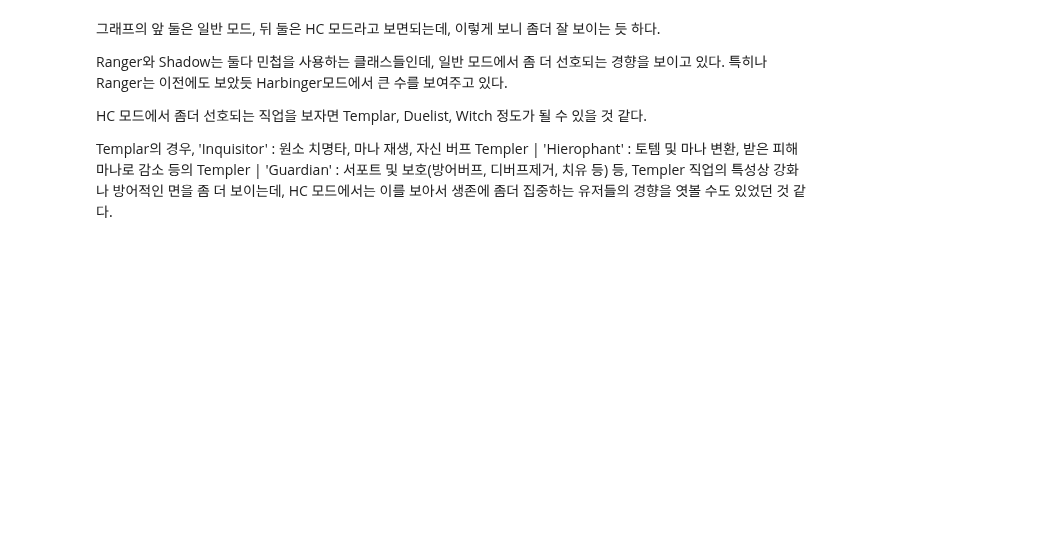
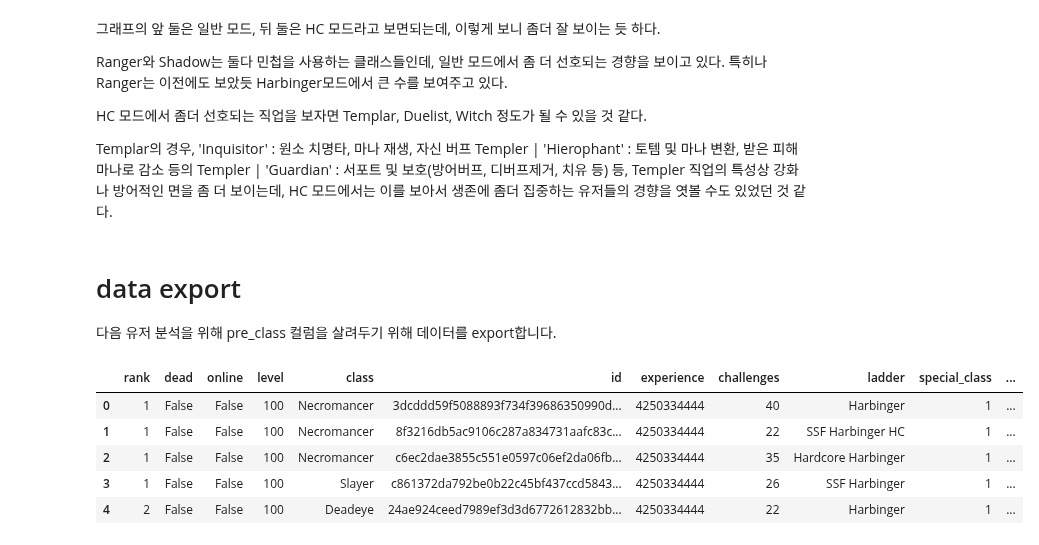
Before and after one commit to Angela-Park-JE/TIL_ver1, a Jupyter notebook: ToyPJT-POE_user/poe_stats_4_EDA_byclass.ipynb, the cells around one changed output. Saved outputs shown, nothing was run; the diff lists cells and outputs as text; code cells hidden in the pictures; blank space fills up the shorter version.

```diff
--- a/ToyPJT-POE_user/poe_stats_4_EDA_byclass.ipynb
+++ b/ToyPJT-POE_user/poe_stats_4_EDA_byclass.ipynb
@@ -1278,3 +1278,7 @@ Ranger와 Shadow는 둘다 민첩을 사용하는 클래스들인데, 일반 모
 HC 모드에서 좀더 선호되는 직업을 보자면 Templar, Duelist, Witch 정도가 될 수 있을 것 같다.
 
 Templar의 경우, 'Inquisitor' : 원소 치명타, 마나 재생, 자신 버프 Templer | 'Hierophant' : 토템 및 마나 변환, 받은 피해 마나로 감소 등의 Templer | 'Guardian' : 서포트 및 보호(방어버프, 디버프제거, 치유 등) 등, Templer 직업의 특성상 강화나 방어적인 면을 좀 더 보이는데, HC 모드에서는 이를 보아서 생존에 좀더 집중하는 유저들의 경향을 엿볼 수도 있었던 것 같다.
+# %% [markdown]
+# data export
+
+다음 유저 분석을 위해 pre_class 컬럼을 살려두기 위해 데이터를 export합니다.
@@ -1280,0 +1287,12 @@ Templar의 경우, 'Inquisitor' : 원소 치명타, 마나 재생, 자신 버프
+# %%
+# 확인용
+
+testdf = pd.read_csv("poe_stats_3preclass.csv")
+testdf.head()
+# %% [output]
+|  | rank | dead | online | level | class | id | experience | challenges | ladder | special_class | ... |
+| 0 | 1 | False | False | 100 | Necromancer | 3dcddd59f5088893f734f39686350990d... | 4250334444 | 40 | Harbinger | 1 | ... |
+| 1 | 1 | False | False | 100 | Necromancer | 8f3216db5ac9106c287a834731aafc83c... | 4250334444 | 22 | SSF Harbinger HC | 1 | ... |
+| 2 | 1 | False | False | 100 | Necromancer | c6ec2dae3855c551e0597c06ef2da06fb... | 4250334444 | 35 | Hardcore Harbinger | 1 | ... |
+| 3 | 1 | False | False | 100 | Slayer | c861372da792be0b22c45bf437ccd5843... | 4250334444 | 26 | SSF Harbinger | 1 | ... |
+| 4 | 2 | False | False | 100 | Deadeye | 24ae924ceed7989ef3d3d6772612832bb... | 4250334444 | 22 | Harbinger | 1 | ... |
```
Also changed, not shown: parts of 2 cells of this notebook.
